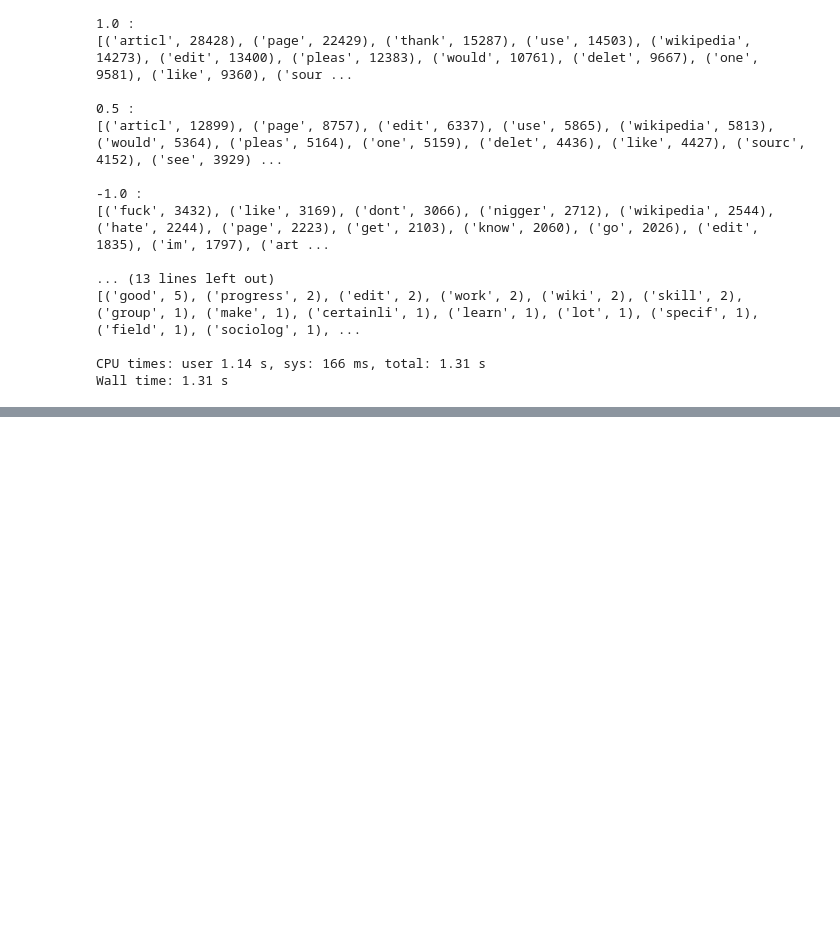
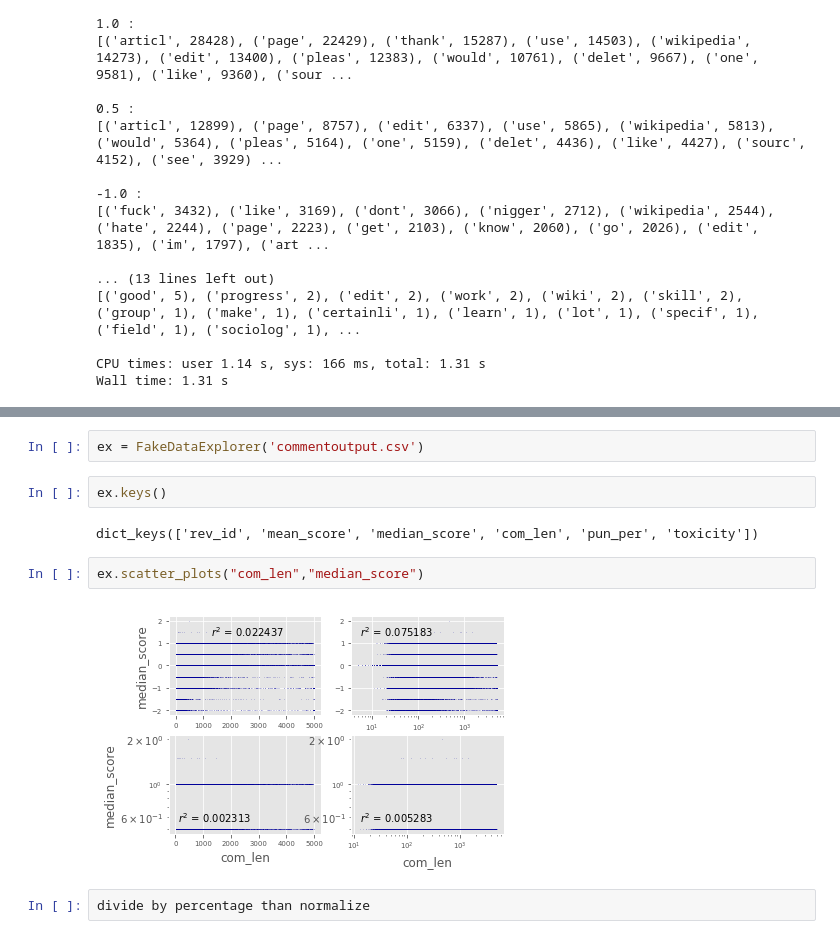
Before and after one commit to kimrharper/data_science_nltk, a Jupyter notebook: Language_Analysis.ipynb, the cells around one changed output, grey strips where cells are left out. Drawn from its saved outputs; the diff is of its cells as text; blank space fills up the shorter version.

Commit message:
added scatter plot and r value calculation-doesnt work yet

```diff
--- a/Language_Analysis.ipynb
+++ b/Language_Analysis.ipynb
@@ -276,0 +285,12 @@ Wall time: 1.31 s
+# %%
+ex = FakeDataExplorer('commentoutput.csv')
+# %%
+ex.keys()
+# %% [output]
+dict_keys(['rev_id', 'mean_score', 'median_score', 'com_len', 'pun_per', 'toxicity'])
+# %%
+ex.scatter_plots("com_len","median_score")
+# %% [output]
+[figure, added]
+# %%
+divide by percentage than normalize
```
Also changed, not shown: parts of 4 cells of this notebook, 2 other files.
